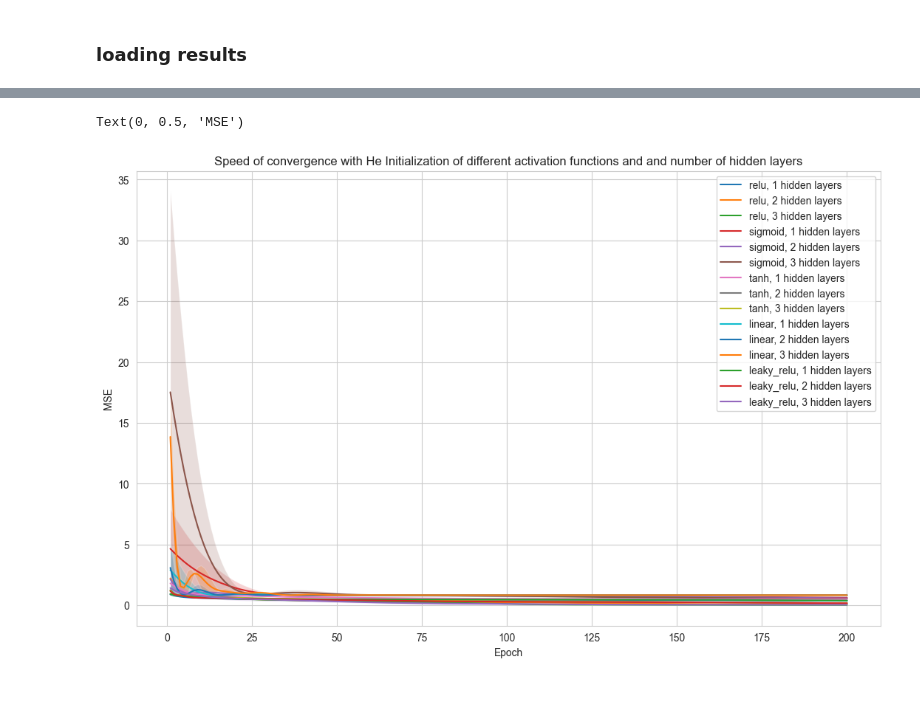
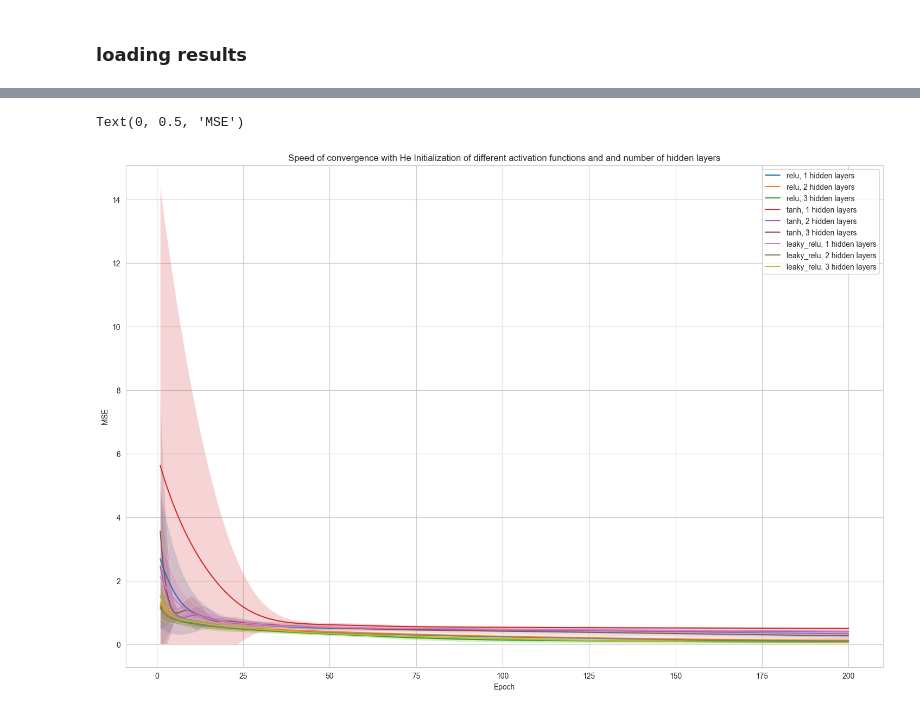
Before and after one commit to nizwant/methods_of_computational_intelligence, a Jupyter notebook: NeuralNetworks/NN5.ipynb, the cells around one changed output, grey strips where cells are left out. Cells and saved outputs as stored; diff of their text form; code cells hidden in the pictures.

Commit message:
creating plots

```diff
--- a/NeuralNetworks/NN5.ipynb
+++ b/NeuralNetworks/NN5.ipynb
@@ -222,0 +223,9 @@ Text(0.5, 1.0, 'Cost of Neural Network with Different Activation Functions and H
+# %%
+import seaborn as sns
+
+sns.set_style("whitegrid")
+df_he = df[df["Initialization"] == "normal_xavier"]
+sns.boxplot(x="Activation", y="Cost", data=df_he, hue="Hidden Layers", palette="Set2")
+plt.title(
+    "Cost of Neural Network with Different Activation Functions and Hidden Layers with Normal Xavier Initialization"
+)
@@ -222,0 +235,10 @@ Text(0.5, 1.0, 'Cost of Neural Network with Different Activation Functions and H
+# %%
+plt.figure(figsize=(12, 8))
+sns.set_style("whitegrid")
+df_he = df[df["Activation"] == "relu"]
+sns.boxplot(
+    x="Initialization", y="Cost", data=df_he, hue="Hidden Layers", palette="Set3"
+)
+plt.title(
+    "Cost of Neural Network with Different Initialization Functions and Hidden Layers with ReLU Activation"
+)
@@ -222,0 +248,10 @@ Text(0.5, 1.0, 'Cost of Neural Network with Different Activation Functions and H
+# %%
+plt.figure(figsize=(12, 8))
+sns.set_style("whitegrid")
+df_sigmoid = df[df["Activation"] == "sigmoid"]
+sns.boxplot(
+    x="Initialization", y="Cost", data=df_sigmoid, hue="Hidden Layers", palette="Set3"
+)
+plt.title(
+    "Cost of Neural Network with Different Initialization Functions and Hidden Layers with sigmoid Activation"
+)
@@ -222,0 +261,9 @@ Text(0.5, 1.0, 'Cost of Neural Network with Different Activation Functions and H
+# %%
+plt.figure(figsize=(12, 8))
+sns.set_style("whitegrid")
+sns.boxplot(
+    x="Activation", y="Computation Time", data=df, hue="Hidden Layers", palette="Set1"
+)
+plt.title(
+    "Time of computing 200 epoch of Neural Network with different activation function and Hidden Layer"
+)
@@ -223,24 +273,24 @@ Text(0.5, 1.0, 'Cost of Neural Network with Different Activation Functions and H
 # %%
-plt.figure(figsize=(13, 8))
+plt.figure(figsize=(18, 12))
 start = 1
 stop = len(after_epoch_dict["he/relu/1"][0])
 for key, value in after_epoch_dict.items():
     key  = key.split("/")
     label = f"{key[1]}, {key[2]} hidden layers"
-    if key[0] == "uniform_xavier":
+    if key[0] == "uniform_xavier" and key[1] not in ["linear", "sigmoid"]:
         plt.plot(range(start,stop), np.mean(value, axis=0)[start:stop], label=label)
 
         plt.fill_between(
             range(start, stop),
             np.maximum(np.mean(value, axis=0) - np.std(value, axis=0), 0)[start:stop],
             np.mean(value, axis=0)[start:stop] + np.std(value,axis=0)[start:stop],
             alpha=0.2,
         )
 
 plt.legend()
 plt.title("Speed of convergence with He Initialization of different activation functions and and number of hidden layers")
 plt.xlabel("Epoch")
 plt.ylabel("MSE")
 # %% [output]
 Text(0, 0.5, 'MSE')
-[figure, old version]
+[figure, new version]
```
Also changed, not shown: parts of 5 cells of this notebook.
